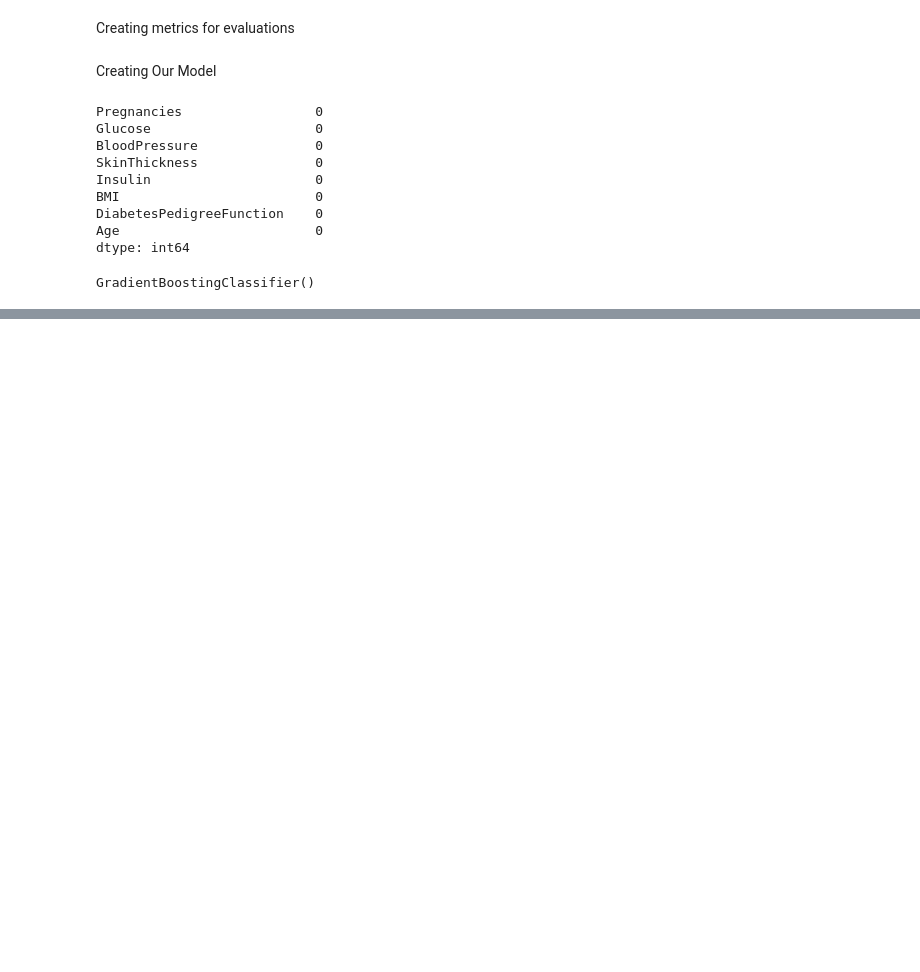
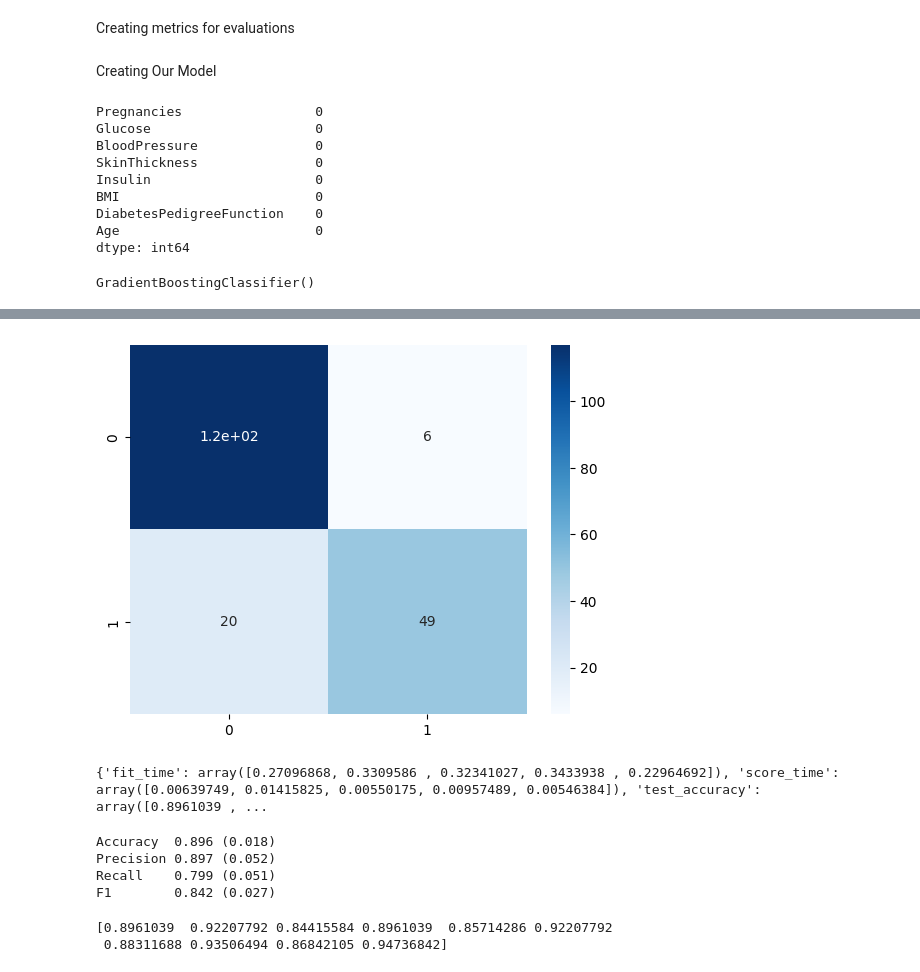
Before and after one commit to mahingaRodin/Disease-Predictor, a Jupyter notebook: KidneyDiseasePredictor/Diabetes-Prediction.ipynb, the cells around one changed output, grey strips where cells are left out. Saved outputs shown, nothing was run; the diff lists cells and outputs as text; code cells hidden in the pictures; blank space fills up the shorter version.

Commit message:
"updated and save the diabetes prediction model"

```diff
--- a/KidneyDiseasePredictor/Diabetes-Prediction.ipynb
+++ b/KidneyDiseasePredictor/Diabetes-Prediction.ipynb
@@ -276,0 +325,4 @@ F1        0.829 (0.022)
+# %%
+gbc_best = GradientBoostingClassifier(learning_rate=0.01,max_depth=5,n_estimators=100)
+# %%
+gbc_best.fit(X_train,y_train)
@@ -276,0 +331,2 @@ F1        0.829 (0.022)
+# %%
+y_pred = gbc_best.predict(X_test)
@@ -276,0 +344,49 @@ F1        0.829 (0.022)
+# %%
+cm = metrics.confusion_matrix(y_test, y_pred)
+sns.heatmap(cm, annot=True, cmap="Blues");
+# %% [output]
+[figure, added]
+# %%
+from sklearn.impute import SimpleImputer
+from sklearn.model_selection import cross_validate
+from sklearn.ensemble import GradientBoostingClassifier
+
+# Create the imputer (using mean strategy)
+imputer = SimpleImputer(strategy='mean')
+
+# Impute the missing values in X
+X_imputed = imputer.fit_transform(X)
+
+# Now perform cross-validation
+cv_gbc_best = cross_validate(gbc_best, X_imputed, y, cv=5, scoring=scoring)
+
+# Print results
+print(cv_gbc_best)
+# %% [output]
+{'fit_time': array([0.27096868, 0.3309586 , 0.32341027, 0.3433938 , 0.22964692]), 'score_time': array([0.00639749, 0.01415825, 0.00550175, 0.00957489, 0.00546384]), 'test_accuracy': array([0.8961039 , ...
+# %%
+printResults(cv_gbc_best)
+# %% [output]
+Accuracy  0.896 (0.018)
+Precision 0.897 (0.052)
+Recall    0.799 (0.051)
+F1        0.842 (0.027)
+# %%
+from sklearn.impute import SimpleImputer
+from sklearn.model_selection import cross_val_score
+from sklearn.ensemble import GradientBoostingClassifier
+
+# Create an imputer to fill missing values with the mean
+imputer = SimpleImputer(strategy='mean')
+
+# Impute missing values in X
+X_imputed = imputer.fit_transform(X)
+
+# Now run cross-validation with the imputed data
+accuracies = cross_val_score(gbc_best, X_imputed, y, cv=10)
+
+# Print accuracies
+print(accuracies)
+# %% [output]
+[0.8961039  0.92207792 0.84415584 0.8961039  0.85714286 0.92207792
+ 0.88311688 0.93506494 0.86842105 0.94736842]
```
Also changed, not shown: parts of 17 cells of this notebook, 1 other file.
